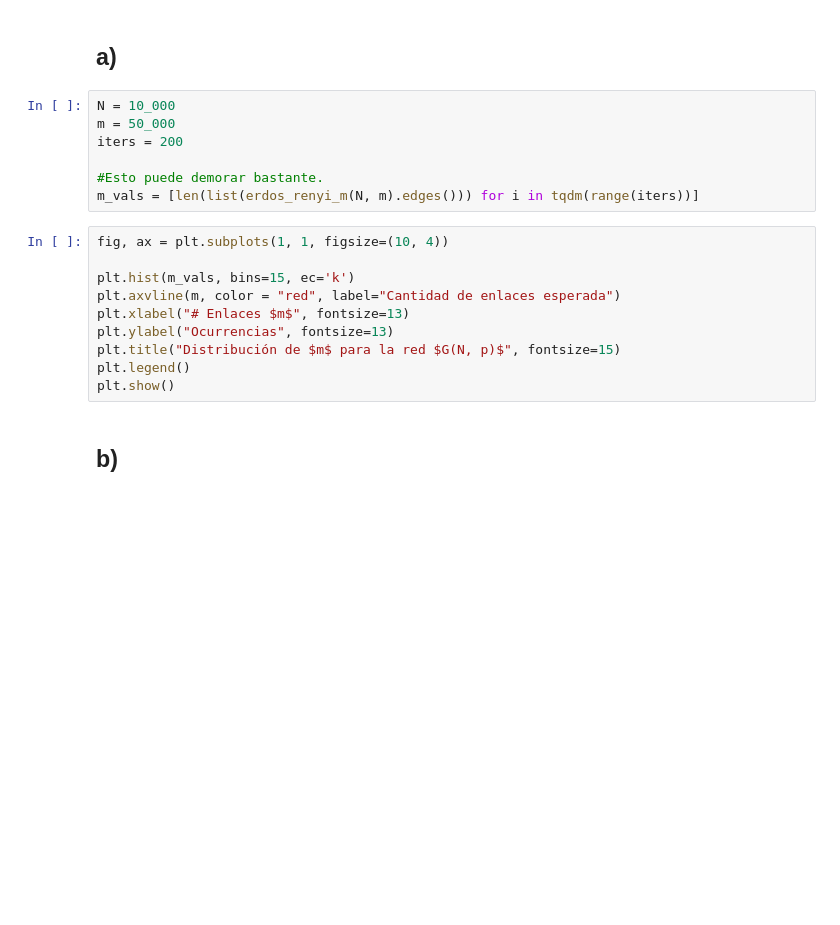
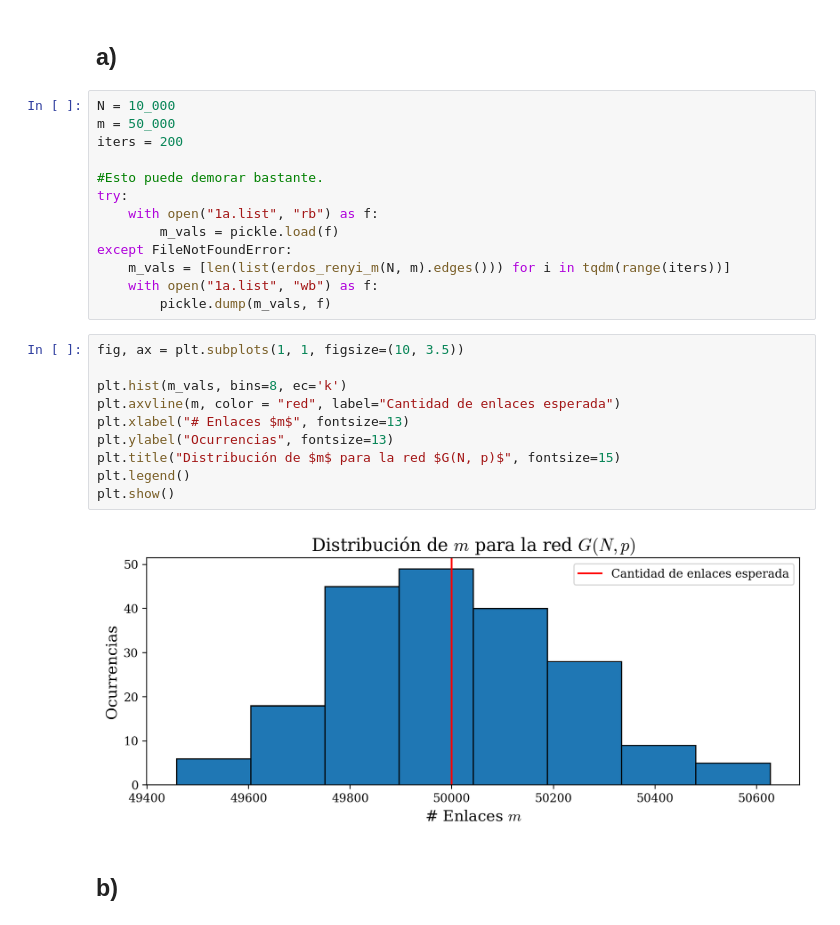
Before and after one commit to facundojgarcia02/CoNet, a Jupyter notebook: TP4/TP4.ipynb, the cells around one changed output. Drawn from its saved outputs; the diff is of its cells as text; blank space fills up the shorter version.

```diff
--- a/TP4/TP4.ipynb
+++ b/TP4/TP4.ipynb
@@ -49,16 +55,24 @@ m = 50_000
 iters = 200
 
 #Esto puede demorar bastante.
-m_vals = [len(list(erdos_renyi_m(N, m).edges())) for i in tqdm(range(iters))]
+try:
+    with open("1a.list", "rb") as f:
+        m_vals = pickle.load(f)
+except FileNotFoundError:
+    m_vals = [len(list(erdos_renyi_m(N, m).edges())) for i in tqdm(range(iters))]
+    with open("1a.list", "wb") as f:
+        pickle.dump(m_vals, f)
 # %%
-fig, ax = plt.subplots(1, 1, figsize=(10, 4))
+fig, ax = plt.subplots(1, 1, figsize=(10, 3.5))
 
-plt.hist(m_vals, bins=15, ec='k')
+plt.hist(m_vals, bins=8, ec='k')
 plt.axvline(m, color = "red", label="Cantidad de enlaces esperada")
 plt.xlabel("# Enlaces $m$", fontsize=13)
 plt.ylabel("Ocurrencias", fontsize=13)
 plt.title("Distribución de $m$ para la red $G(N, p)$", fontsize=15)
 plt.legend()
 plt.show()
+# %% [output]
+[figure, added]
 # %% [markdown]
 ## b)
```
Also changed, not shown: parts of 15 cells of this notebook, 2 other files.
